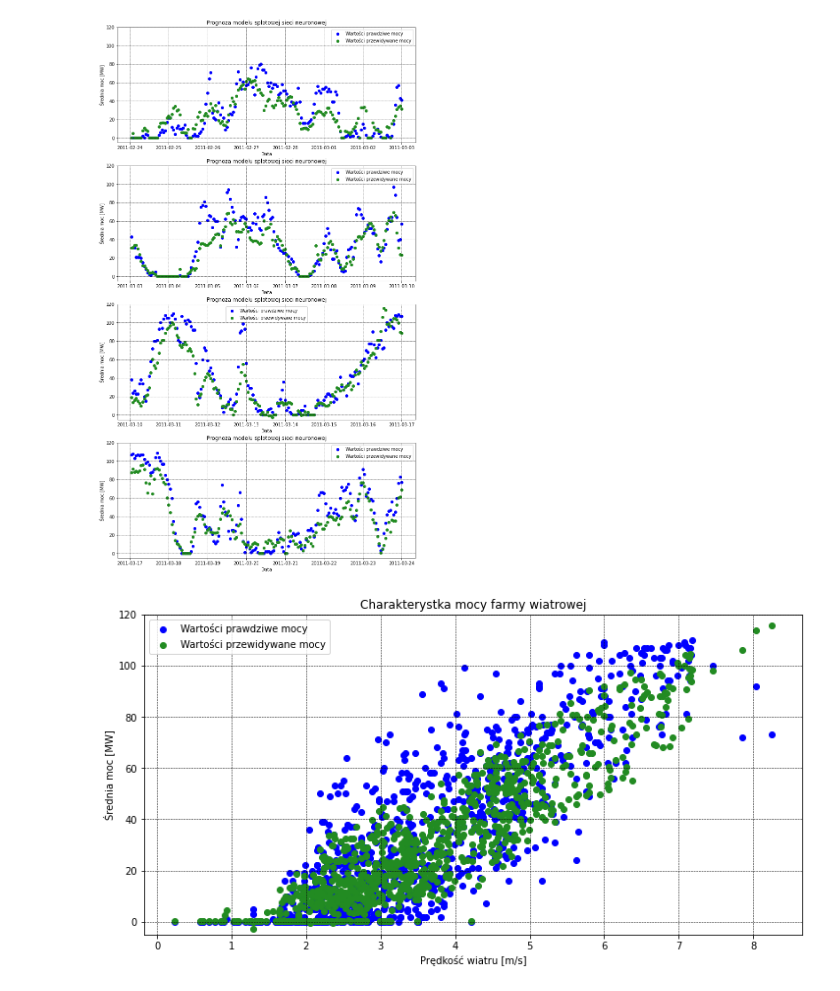
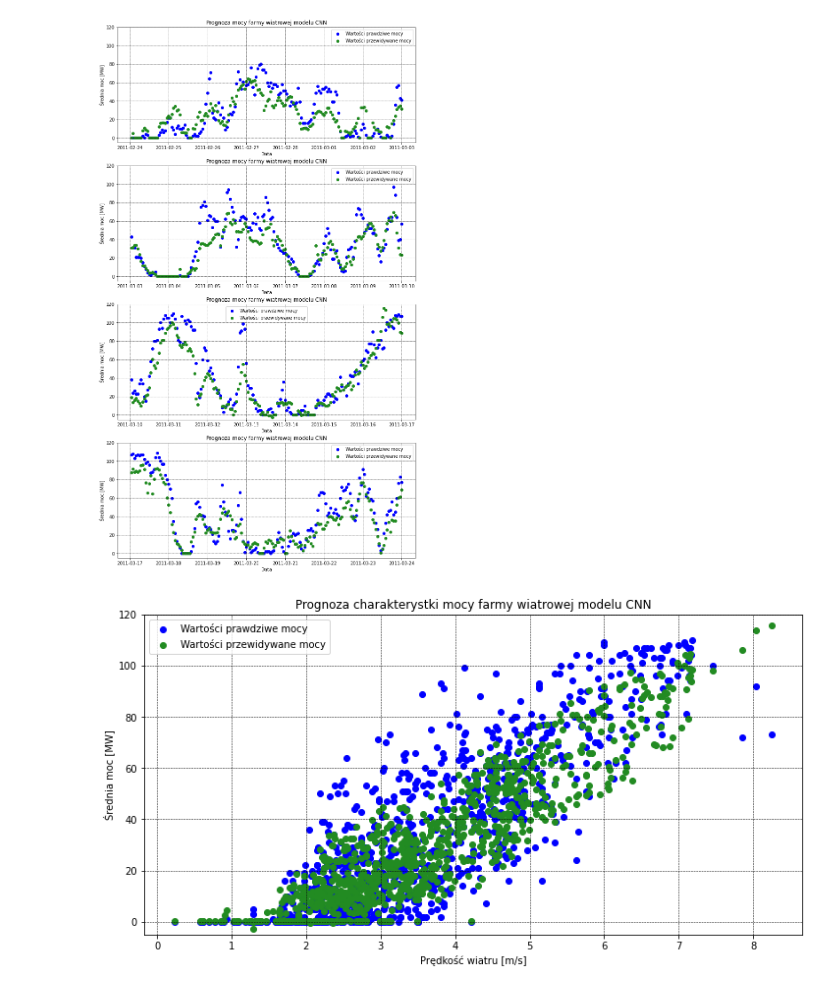
Before and after one commit to Dawidemm/wind-farm-power-forecasting, a Jupyter notebook: ForecastingCNN.ipynb, the cells around one changed output. Drawn from its saved outputs; the diff is of its cells as text; code cells hidden in the pictures.

```diff
--- a/ForecastingCNN.ipynb
+++ b/ForecastingCNN.ipynb
@@ -14,7 +14,7 @@ import matplotlib.pyplot as plt
 # %%
 data = pd.read_csv('dataset.csv', header=0)
 # %%
-dataset = PrepareDataset(data)
+dataset = PrepareDataset(dataset=data)
 dataset = dataset.early_preparation()
 dataset = dataset.set_rows_to_zeros()
 dataset = dataset.split_power()
@@ -138,15 +138,15 @@ ax0.legend(loc='best')
 # %%
 plt.scatter(dataset.wind_speed[int(dataset.lenght * 0.9):], test_dataset[1], color='blue', label='Wartości prawdziwe mocy')
 plt.scatter(dataset.wind_speed[int(dataset.lenght * 0.9):], predictions, color='forestgreen', label='Wartości przewidywane mocy')
 fig = plt.gcf()
 fig = fig.set_size_inches(12,6)
 plt.ylim([-5, 120])
 plt.ticklabel_format(axis='y', style='plain')
 plt.grid(color='k', linewidth=0.5, linestyle='--')
-plt.title('Charakterystka mocy farmy wiatrowej')
+plt.title('Prognoza charakterystki mocy farmy wiatrowej modelu CNN')
 plt.xlabel('Prędkość wiatru [m/s]')
 plt.ylabel('Średnia moc [MW]')
 plt.legend(loc='best')
 plt.show()
 # %% [output]
-[figure, old version]
+[figure, new version]
```
Also changed, not shown: parts of 2 cells of this notebook.
